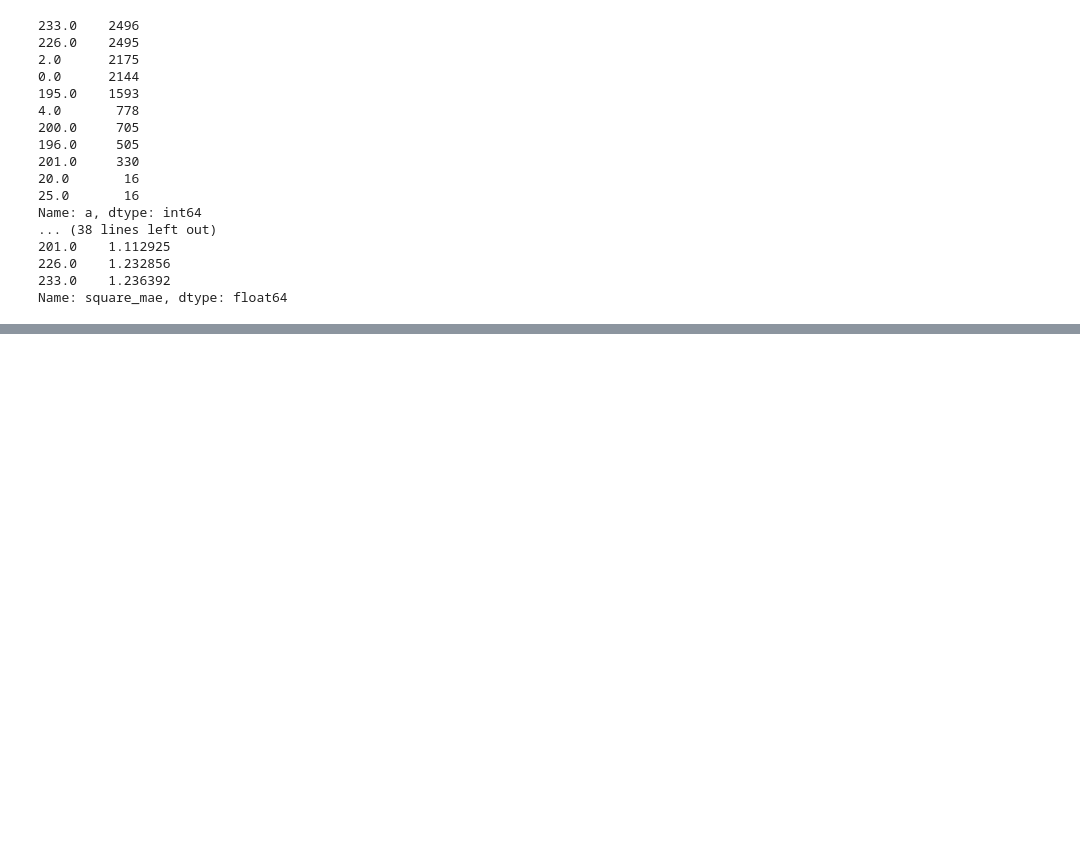
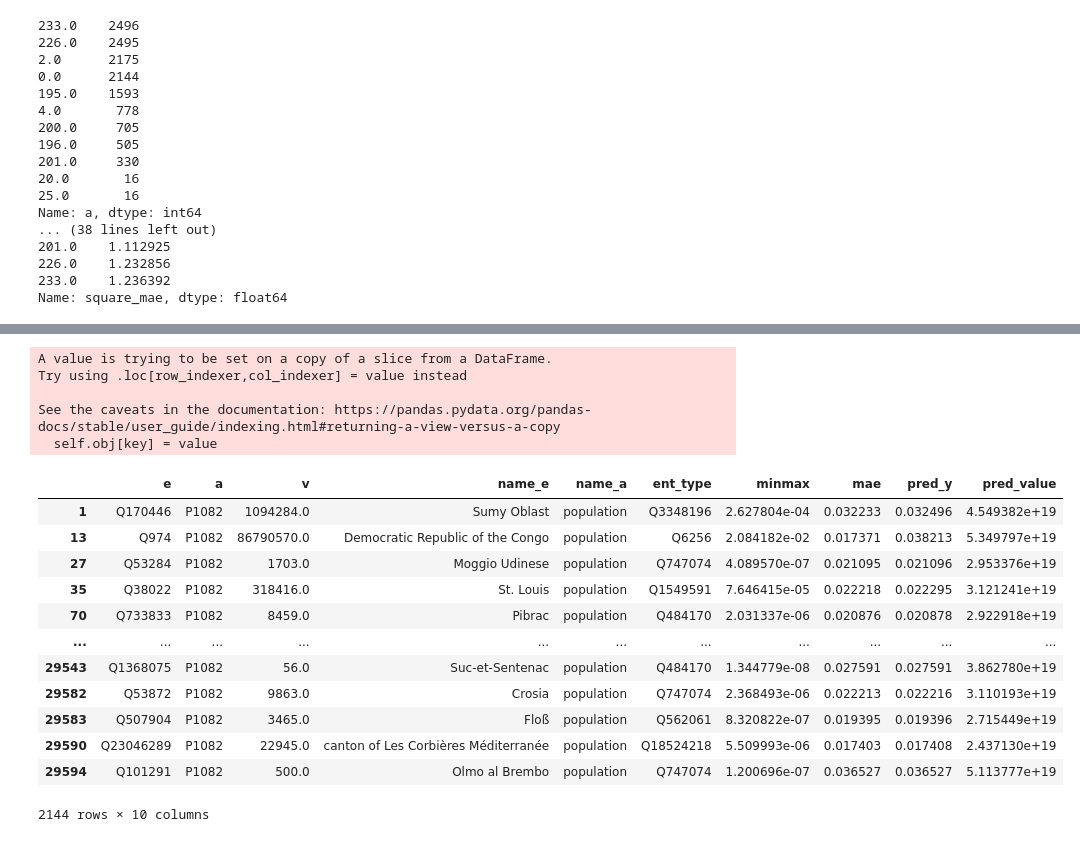
Before and after one commit to tinginde/Kgc-attribute-value-prediction-with-constraints, a Jupyter notebook: check_result.ipynb, the cells around one changed output, grey strips where cells are left out. Saved outputs shown, nothing was run; the diff lists cells and outputs as text; code cells hidden in the pictures; blank space fills up the shorter version.

```diff
--- a/check_result.ipynb
+++ b/check_result.ipynb
@@ -108,0 +234,6 @@ min(df.mae)
+# %%
+valid_preds = pd.read_csv('/projekte/tcl/tclext/kgc/models_minmax/preds_result_model_minmax')
+# %%
+attri_data.loc[:,'pred_y'] = valid_preds['pred_y']
+# %%
+P1082 = attri_data[attri_data['a']=='P1082']
@@ -108,0 +256,24 @@ min(df.mae)
+# %%
+P1082.loc[:,'pred_value'] = P1082['pred_y'] * 1.400000e+21
+# %% [output]
+A value is trying to be set on a copy of a slice from a DataFrame.
+Try using .loc[row_indexer,col_indexer] = value instead
+
+See the caveats in the documentation: https://pandas.pydata.org/pandas-docs/stable/user_guide/indexing.html#returning-a-view-versus-a-copy
+  self.obj[key] = value
+# %%
+P1082
+# %% [output]
+|  | e | a | v | name_e | name_a | ent_type | minmax | mae | pred_y | pred_value |
+| 1 | Q170446 | P1082 | 1094284.0 | Sumy Oblast | population | Q3348196 | 2.627804e-04 | 0.032233 | 0.032496 | 4.549382e+19 |
+| 13 | Q974 | P1082 | 86790570.0 | Democratic Republic of the Congo | population | Q6256 | 2.084182e-02 | 0.017371 | 0.038213 | 5.349797e+19 |
+| 27 | Q53284 | P1082 | 1703.0 | Moggio Udinese | population | Q747074 | 4.089570e-07 | 0.021095 | 0.021096 | 2.953376e+19 |
+| 35 | Q38022 | P1082 | 318416.0 | St. Louis | population | Q1549591 | 7.646415e-05 | 0.022218 | 0.022295 | 3.121241e+19 |
+| 70 | Q733833 | P1082 | 8459.0 | Pibrac | population | Q484170 | 2.031337e-06 | 0.020876 | 0.020878 | 2.922918e+19 |
+| ... | ... | ... | ... | ... | ... | ... | ... | ... | ... | ... |
+| 29543 | Q1368075 | P1082 | 56.0 | Suc-et-Sentenac | population | Q484170 | 1.344779e-08 | 0.027591 | 0.027591 | 3.862780e+19 |
+| 29582 | Q53872 | P1082 | 9863.0 | Crosia | population | Q747074 | 2.368493e-06 | 0.022213 | 0.022216 | 3.110193e+19 |
+| 29583 | Q507904 | P1082 | 3465.0 | Floß | population | Q562061 | 8.320822e-07 | 0.019395 | 0.019396 | 2.715449e+19 |
+| 29590 | Q23046289 | P1082 | 22945.0 | canton of Les Corbières Méditerranée | population | Q18524218 | 5.509993e-06 | 0.017403 | 0.017408 | 2.437130e+19 |
+| 29594 | Q101291 | P1082 | 500.0 | Olmo al Brembo | population | Q747074 | 1.200696e-07 | 0.036527 | 0.036527 | 5.113777e+19 |
+2144 rows × 10 columns
```
Also changed, not shown: parts of 26 cells of this notebook, 23 other files.
